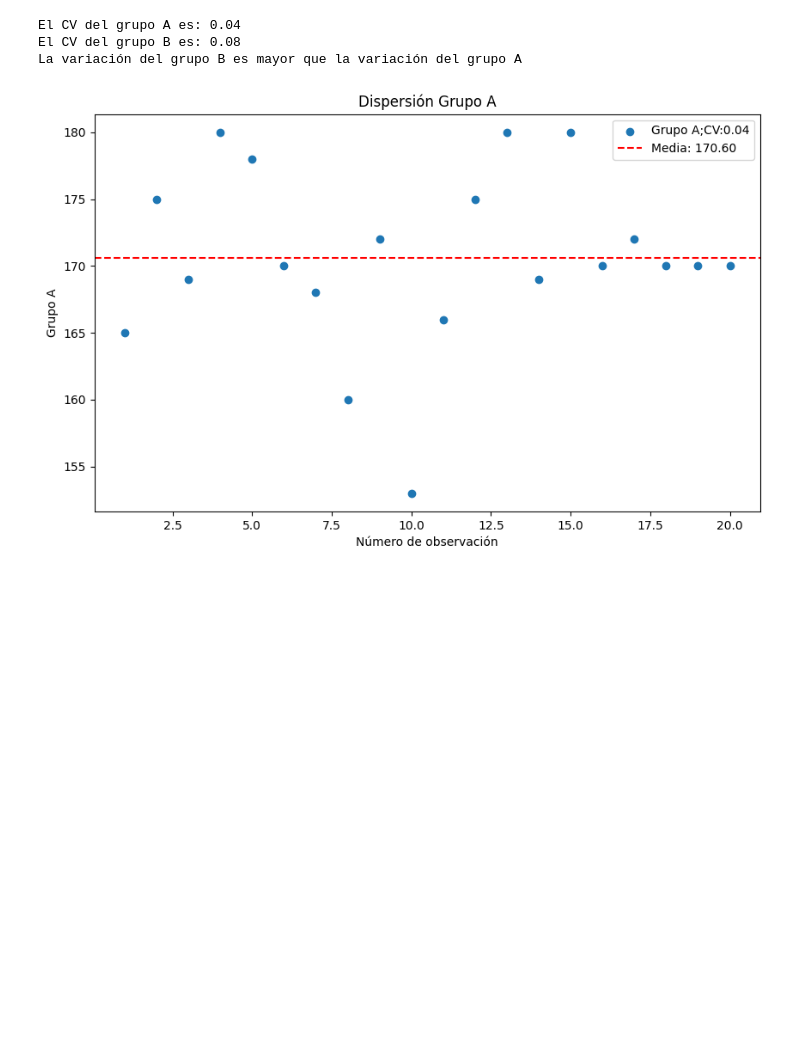
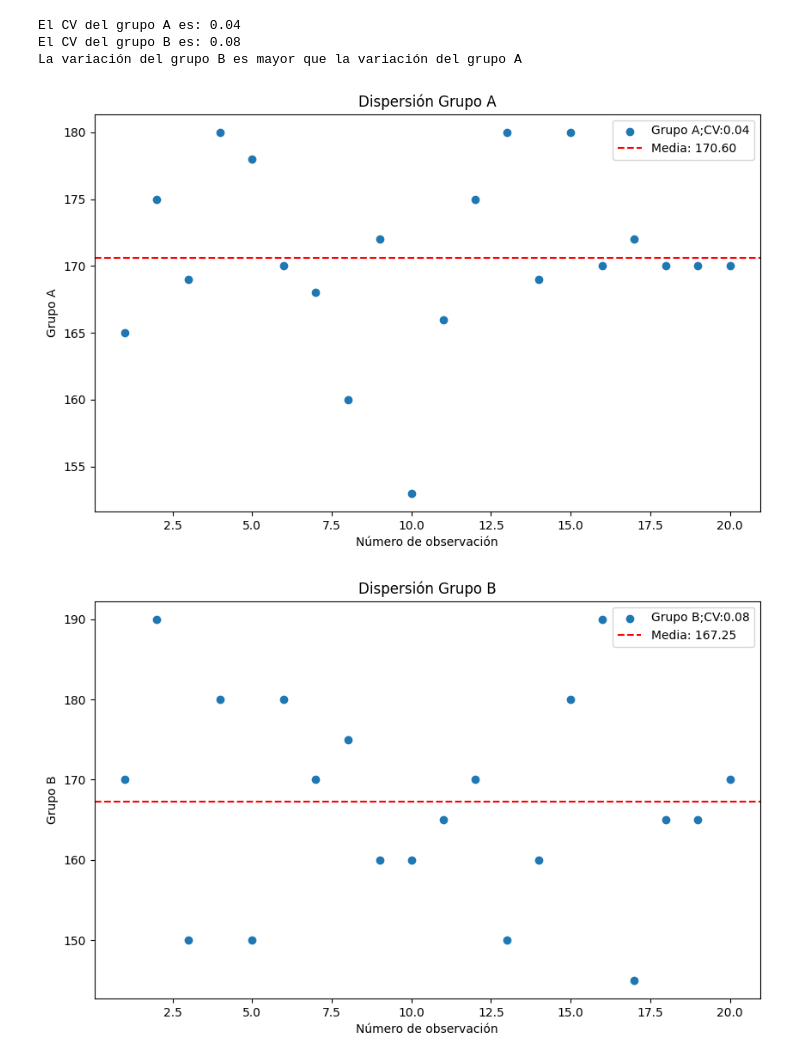
Before and after one commit to rpizarrog/probabilidad-y-estad-stica, a Jupyter notebook: 2024/Caso_04_Medidas_de_dispersión.ipynb, the cells around one changed output. Drawn from its saved outputs; the diff is of its cells as text; code cells hidden in the pictures; blank space fills up the shorter version.

```diff
--- a/2024/Caso_04_Medidas_de_dispersión.ipynb
+++ b/2024/Caso_04_Medidas_de_dispersión.ipynb
@@ -242,10 +242,12 @@ El CV del grupo A es: 0.04
 El CV del grupo B es: 0.08
 La variación del grupo B es mayor que la variación del grupo A
 # %%
-# Visualiar dispersión de lso valores del grupo A
+# Visualizar dispersión de los valores del grupo A y B
 f_visualizar_dispersion(grupo_A, 'Grupo A')
+f_visualizar_dispersion(grupo_B, 'Grupo B')
 # %% [output]
 [figure]
+[figure, added]
 # %% [markdown]
 # Interpretación
 
```
Also changed, not shown: parts of 2 cells of this notebook.
